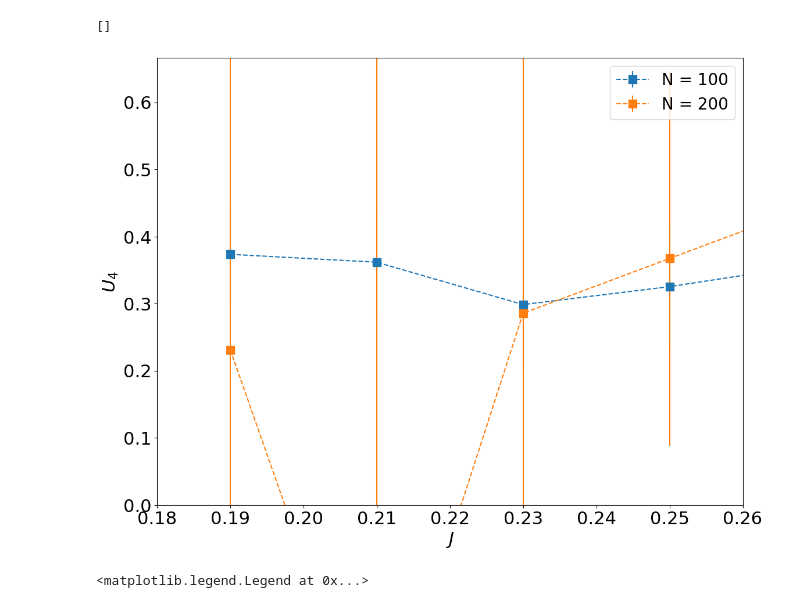
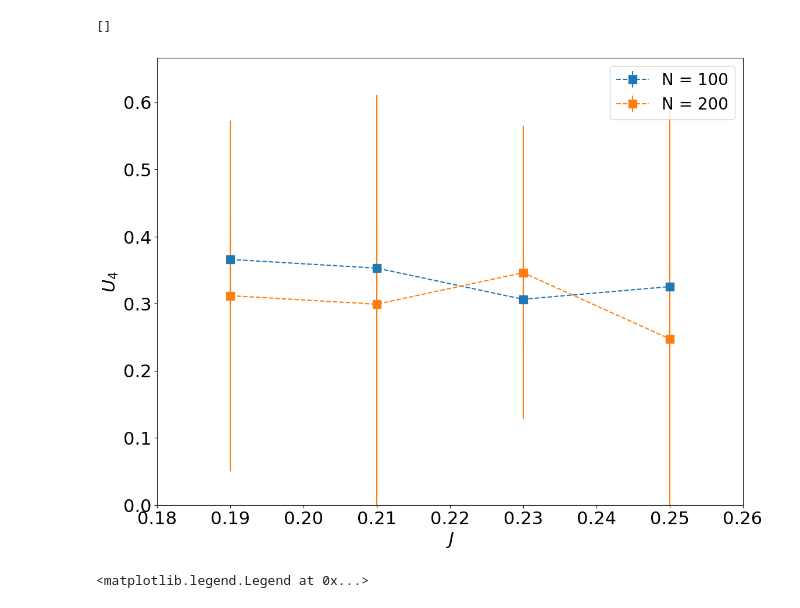
Before and after one commit to kamilla0503/Interaction-SAW-Models, a Jupyter notebook: data/TestMinumum.ipynb, the cells around one changed output. Saved outputs shown, nothing was run; the diff lists cells and outputs as text; code cells hidden in the pictures.

```diff
--- a/data/TestMinumum.ipynb
+++ b/data/TestMinumum.ipynb
@@ -89,7 +89,7 @@ fig = plt.figure(figsize=(13, 10))
 ax = fig.add_subplot(111)
 
 pathlists = Path("../SaveBeforeOptimize_3D/").glob("*.out")
-pathlists = Path("XY_MC/Run_Start/3D/").glob("*.out")
+pathlists = Path("XY_MC/Run_Start/3D_2/").glob("*.out")
 pathlists = [str(pathlist) for pathlist in pathlists]
 dfs = [pd.read_csv(data, sep=" ", index_col=False).tail(1) for data in pathlists]
 df = pd.concat(dfs)
@@ -99,34 +99,34 @@ for L, grp in df.groupby("L"):
     if L > 200: continue
     J_l = np.unique(grp["J"])
     bc = []
     errs = []
     J_lplot = []
     for J in J_l:
         data_l = grp[grp["J"] == J]
         m2 = norm.rvs(data_l["Mag2"], data_l["Mag2_std"], size=4000)
         m4 = norm.rvs(data_l["Mag4"], data_l["Mag4_std"], size=4000)
         cum = 1 - m4 / 3 / m2 / m2
         mean = np.mean(cum)
         err = np.std(cum)
         bc.append(mean)
         errs.append(err)
         J_lplot.append(J)
 
     ax.errorbar(J_lplot, bc, yerr=errs, fmt="s--", ms=10, label="N = " + str(int(L)))
 
     i += 1
 
 plt.xlabel(r'$J$', fontsize=22)
 plt.ylabel(r"$  U_4 $ ", fontsize=22)
 plt.tick_params(axis='x', labelsize=22)
 plt.tick_params(axis='y', labelsize=22)
 
 plt.legend(fontsize=20)
 plt.xlim(0.18, 0.26)
 plt.ylim(0, 2/3)
 plt.savefig("images/EEshort_3D_U4_No1stordersigns.png", bbox_inches='tight')
 # %% [output]
-[figure, old version]
+[figure, new version]
 # %%
 color = ["red", "blue", "green", "orange", "purple", "cyan", "black"]
 fig = plt.figure(figsize=(13, 10))
```
Also changed, not shown: 2 other files.
